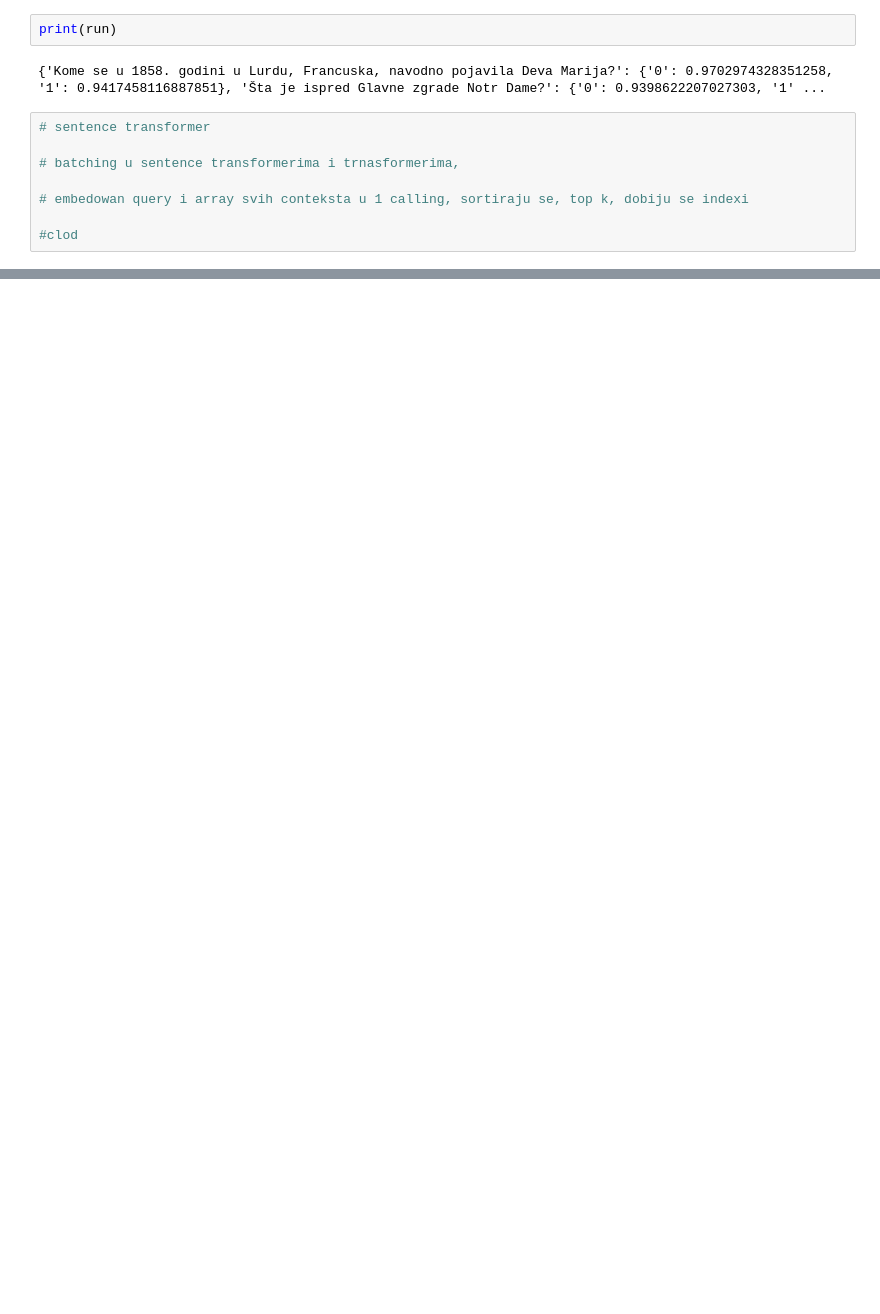
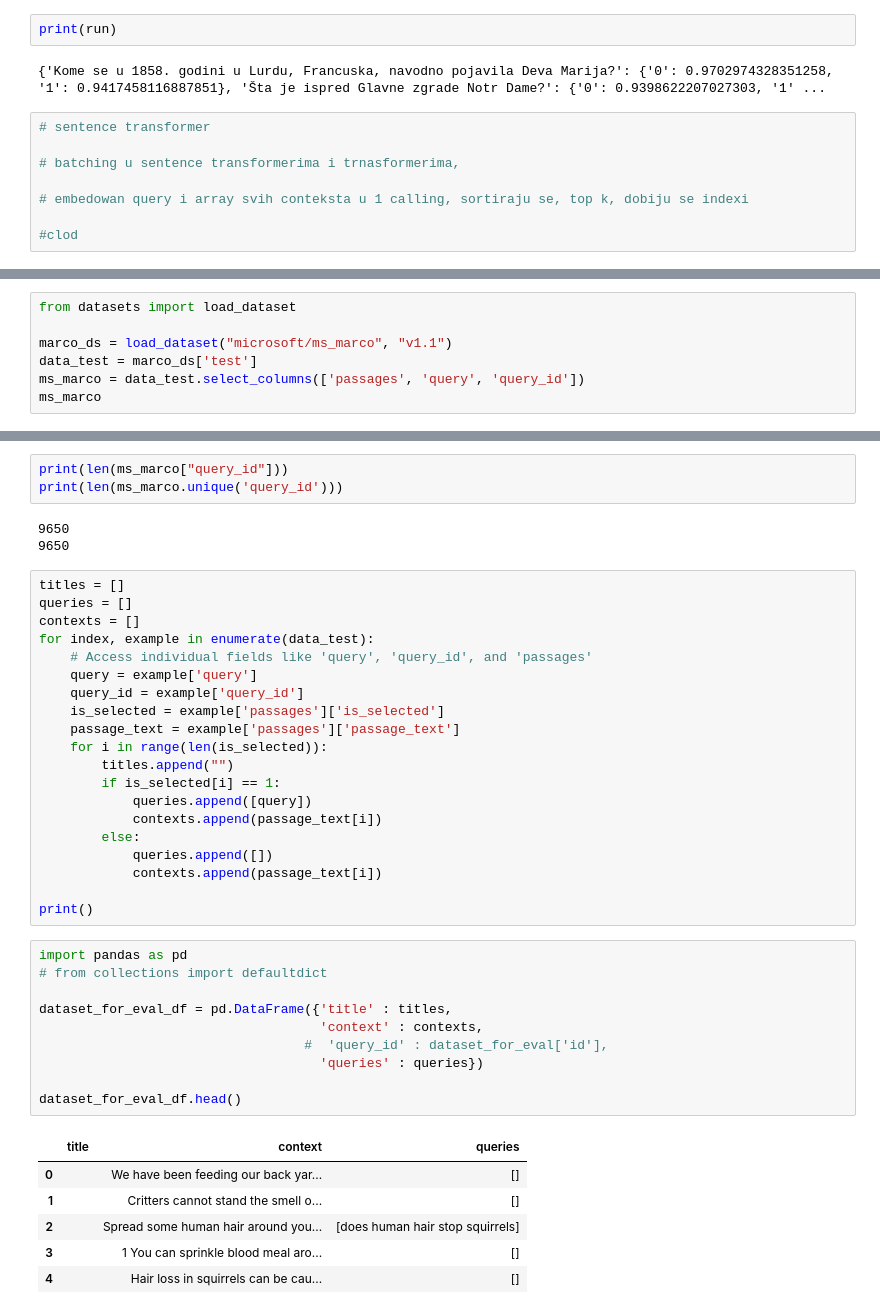
Before and after one commit to smartcat-labs/SRBedding, a Jupyter notebook: evaluation-pipetine-test/evaluation-pipeline.ipynb, the cells around one changed output, grey strips where cells are left out. Cells and saved outputs as stored; diff of their text form; blank space fills up the shorter version.

```diff
--- a/evaluation-pipetine-test/evaluation-pipeline.ipynb
+++ b/evaluation-pipetine-test/evaluation-pipeline.ipynb
@@ -332,0 +645,7 @@ print(run)
+# %%
+from datasets import load_dataset
+
+marco_ds = load_dataset("microsoft/ms_marco", "v1.1")
+data_test = marco_ds['test']
+ms_marco = data_test.select_columns(['passages', 'query', 'query_id'])
+ms_marco
@@ -332,0 +675,43 @@ print(run)
+# %%
+print(len(ms_marco["query_id"]))
+print(len(ms_marco.unique('query_id')))
+# %% [output]
+9650
+9650
+# %%
+titles = []
+queries = []
+contexts = []
+for index, example in enumerate(data_test):
+    # Access individual fields like 'query', 'query_id', and 'passages'
+    query = example['query']
+    query_id = example['query_id']
+    is_selected = example['passages']['is_selected']
+    passage_text = example['passages']['passage_text']
+    for i in range(len(is_selected)):
+        titles.append("")
+        if is_selected[i] == 1:
+            queries.append([query])
+            contexts.append(passage_text[i])
+        else:
+            queries.append([])
+            contexts.append(passage_text[i])
+
+print()
+# %%
+import pandas as pd
+# from collections import defaultdict
+
+dataset_for_eval_df = pd.DataFrame({'title' : titles,
+                                    'context' : contexts,
+                                  #  'query_id' : dataset_for_eval['id'],
+                                    'queries' : queries})
+
+dataset_for_eval_df.head()
+# %% [output]
+|  | title | context | queries |
+| 0 |  | We have been feeding our back yar... | [] |
+| 1 |  | Critters cannot stand the smell o... | [] |
+| 2 |  | Spread some human hair around you... | [does human hair stop squirrels] |
+| 3 |  | 1 You can sprinkle blood meal aro... | [] |
+| 4 |  | Hair loss in squirrels can be cau... | [] |
```
Also changed, not shown: parts of 39 cells of this notebook, 3 other files.
